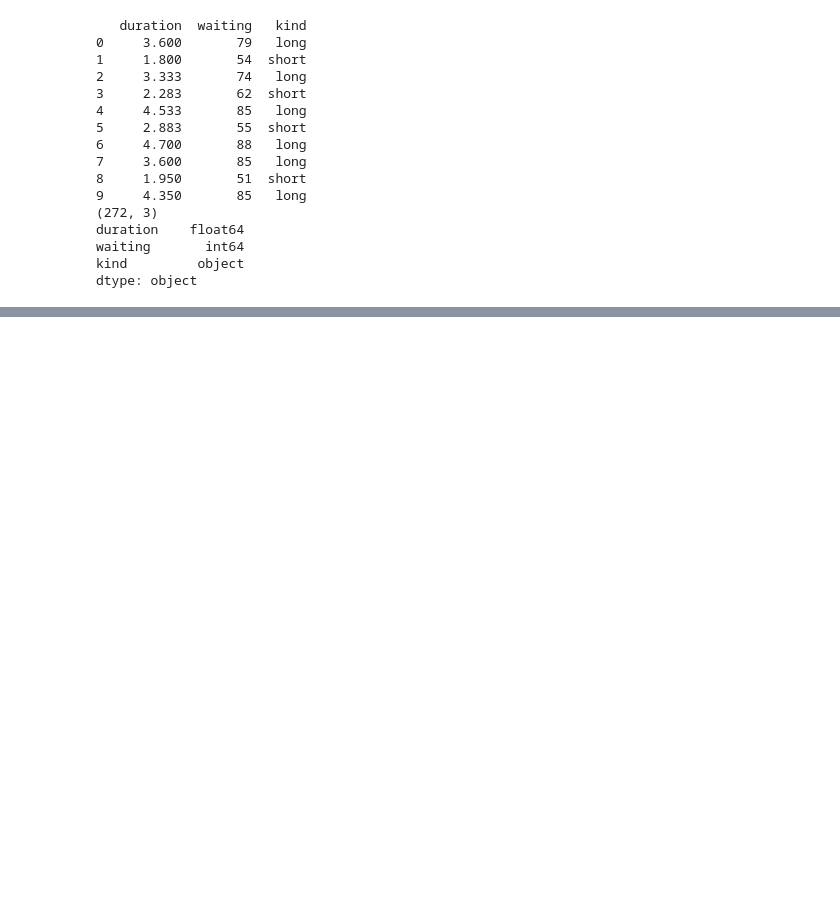
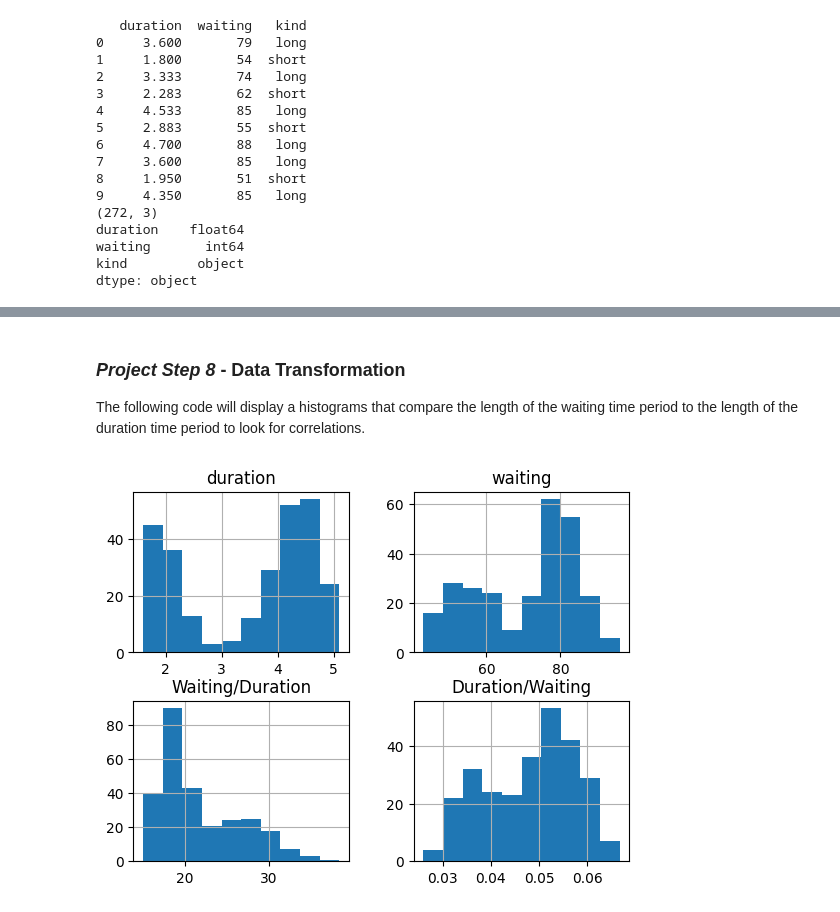
Before and after one commit to sapapesh/datafun-06-eda, a Jupyter notebook: showard_eda.ipynb, the cells around one changed output, grey strips where cells are left out. Saved outputs shown, nothing was run; the diff lists cells and outputs as text; code cells hidden in the pictures; blank space fills up the shorter version.

```diff
--- a/showard_eda.ipynb
+++ b/showard_eda.ipynb
@@ -47,0 +138,19 @@ dtype: object
+# %% [markdown]
+### *Project Step 8* - Data Transformation
+
+The following code will display a histograms that compare the length of the waiting time period to the length of the duration time period to look for correlations.
+# %%
+# Rename the column
+geyser_df = geyser_df.rename(columns={"duration": "Eruption Duration (minutes)"})
+geyser_df = geyser_df.rename(columns={"waiting": "Eruption Waiting (minutes)"})
+
+#Adding new columns - Waiting time divided by duration
+df['Waiting/Duration'] = df['waiting'] / df['duration']
+df['Duration/Waiting'] = df['duration'] / df['waiting']
+# Inspect histograms for all numerical columns
+df.hist()
+
+# Show all plots
+plt.show()
+# %% [output]
+[figure, added]
```
Also changed, not shown: parts of 19 cells of this notebook.
